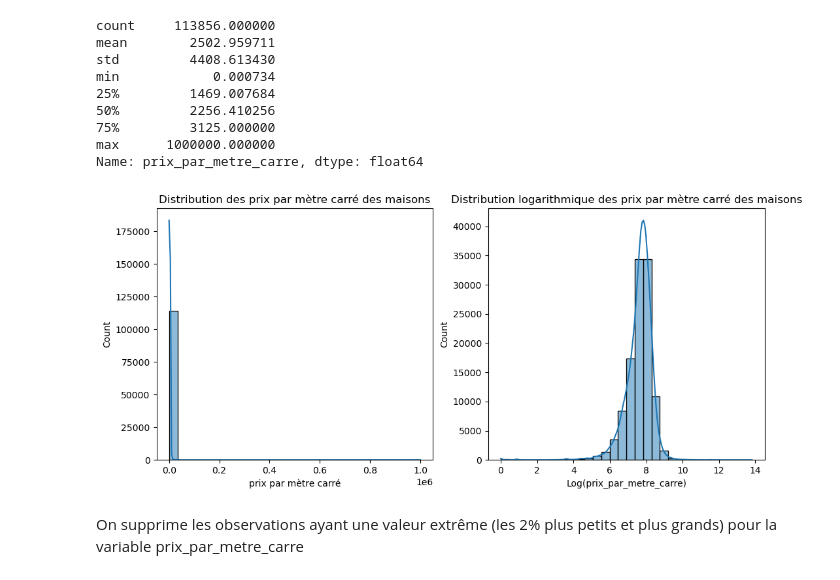
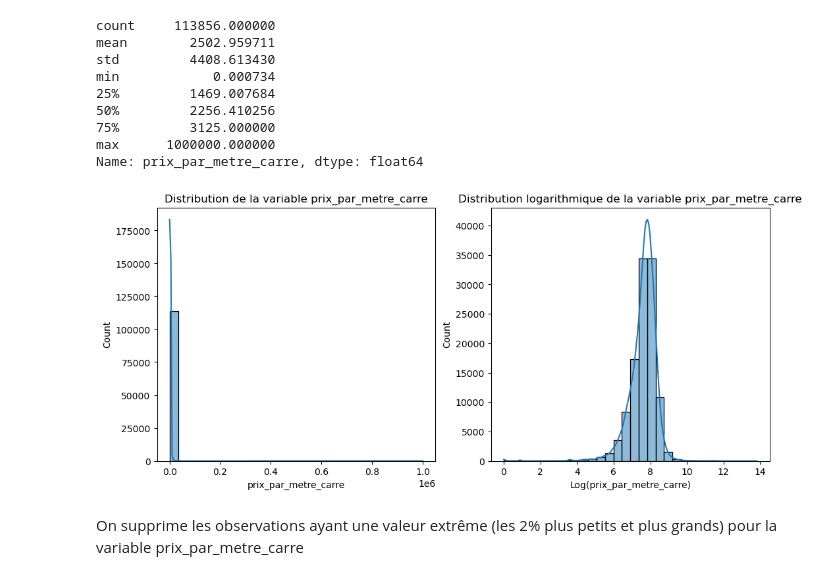
Before and after one commit to ppensier/projet_statapp_inondations, a Jupyter notebook: scripts/stat_data.ipynb, the cells around one changed output. Cells and saved outputs as stored; diff of their text form; code cells hidden in the pictures.

```diff
--- a/scripts/stat_data.ipynb
+++ b/scripts/stat_data.ipynb
@@ -255,26 +235,26 @@ Name: prix_par_metre_carre, dtype: float64
 # %%
 def visualiser_distributions(df,colonne):
     """
     Affiche des graphiques de distribution pour les variables prix_maison et surface_terrain.
     :param df: DataFrame contenant les données
     """
     plt.figure(figsize=(12, 5))
 
     plt.subplot(1, 2, 1)
     sns.histplot(df[colonne], bins=30, kde=True)
-    plt.title("Distribution des prix par mètre carré des maisons")
-    plt.xlabel("prix par mètre carré")
+    plt.title("Distribution de la variable " + colonne )
+    plt.xlabel(colonne)
 
     plt.subplot(1, 2, 2)
     sns.histplot(np.log1p(df[colonne]), bins=30, kde=True)
-    plt.title("Distribution logarithmique des prix par mètre carré des maisons")
-    plt.xlabel("Log(prix_par_metre_carre)")
+    plt.title("Distribution logarithmique de la variable " + colonne)
+    plt.xlabel("Log(" + colonne + ")")
 
     plt.show()
 
 visualiser_distributions(df_sans_vide, "prix_par_metre_carre")
 # %% [output]
-[figure, old version]
+[figure, new version]
 # %% [markdown]
 On supprime les observations ayant une valeur extrême (les 2% plus petits et plus grands) pour la variable prix_par_metre_carre
 # %%
```
Also changed, not shown: parts of 10 cells of this notebook.
